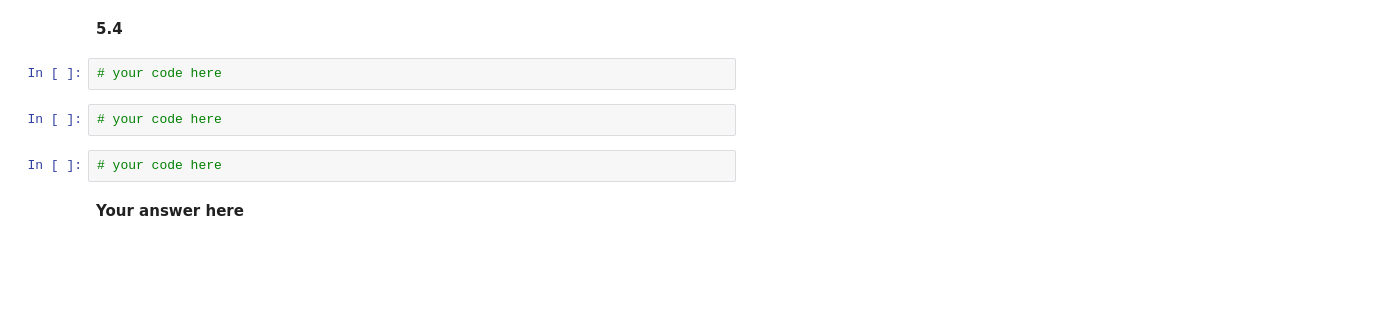
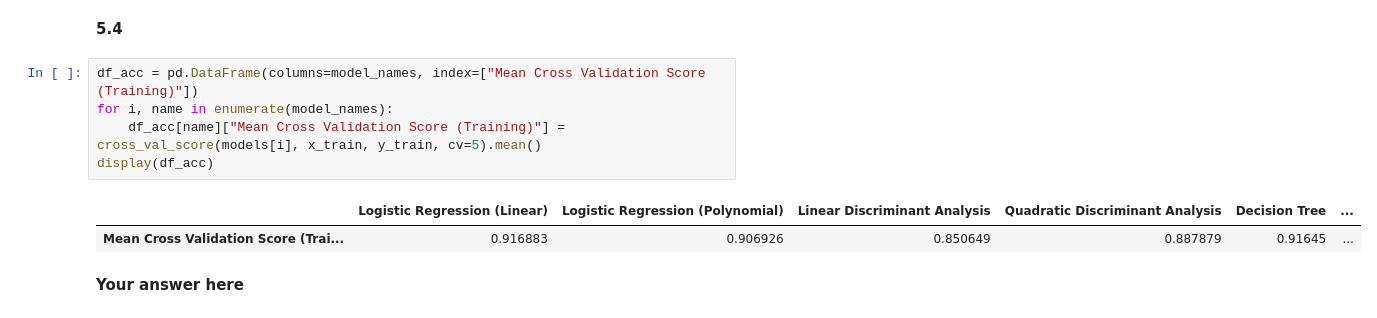
Before and after one commit to tmaounis/cs109a_hw7, a Jupyter notebook: cs109a_hw7.ipynb, the cells around one changed output. Drawn from its saved outputs; the diff is of its cells as text; blank space fills up the shorter version.

```diff
--- a/cs109a_hw7.ipynb
+++ b/cs109a_hw7.ipynb
@@ -625,11 +645,13 @@ Mean cross validation score on test set is 0.833
 # %% [markdown]
 **5.4**
-# %%
-# your code here
-# %%
-# your code here
-# %%
-# your code here
+# %%
+df_acc = pd.DataFrame(columns=model_names, index=["Mean Cross Validation Score (Training)"])
+for i, name in enumerate(model_names):
+    df_acc[name]["Mean Cross Validation Score (Training)"] = cross_val_score(models[i], x_train, y_train, cv=5).mean()
+display(df_acc)
+# %% [output]
+|  | Logistic Regression (Linear) | Logistic Regression (Polynomial) | Linear Discriminant Analysis | Quadratic Discriminant Analysis | Decision Tree | ... |
+| Mean Cross Validation Score (Trai... | 0.916883 | 0.906926 | 0.850649 | 0.887879 | 0.91645 | ... |
 # %% [markdown]
 **Your answer here**
 # %% [markdown]
```
Also changed, not shown: parts of 11 cells of this notebook.
